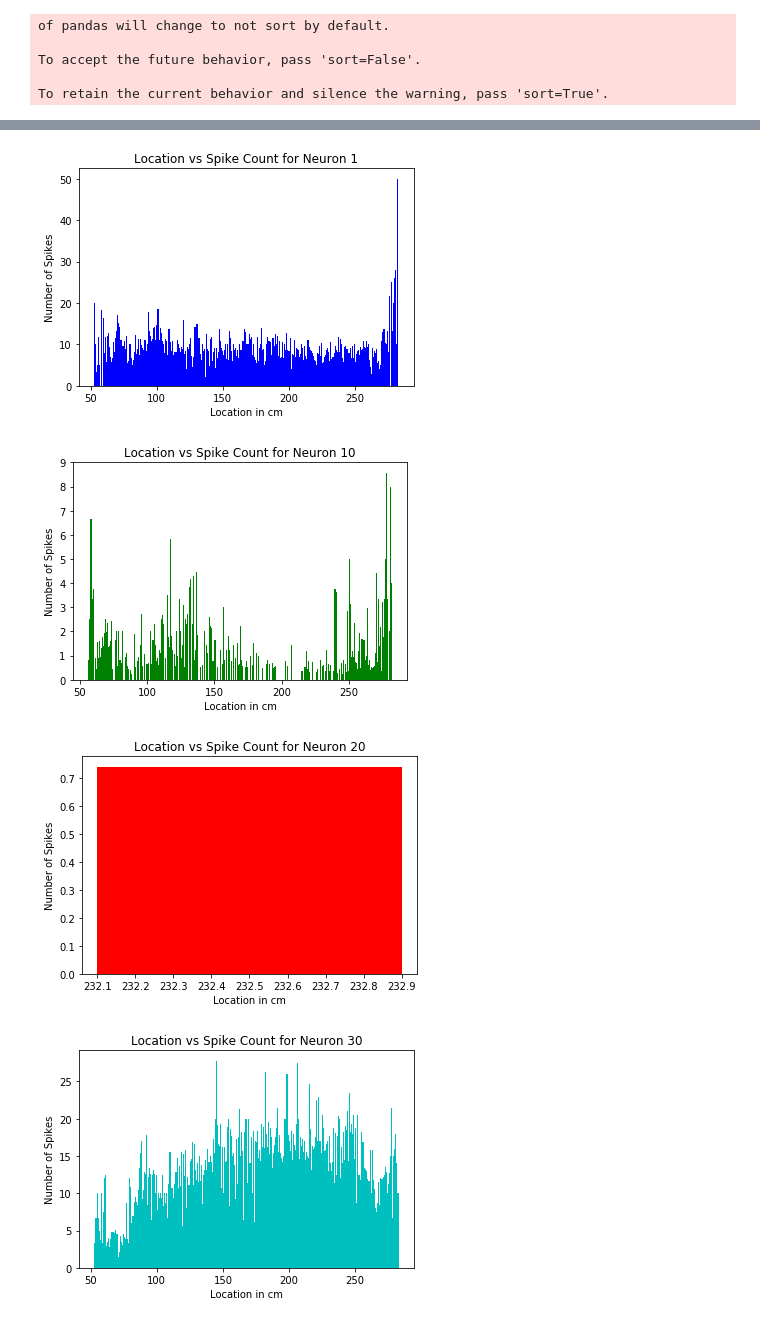
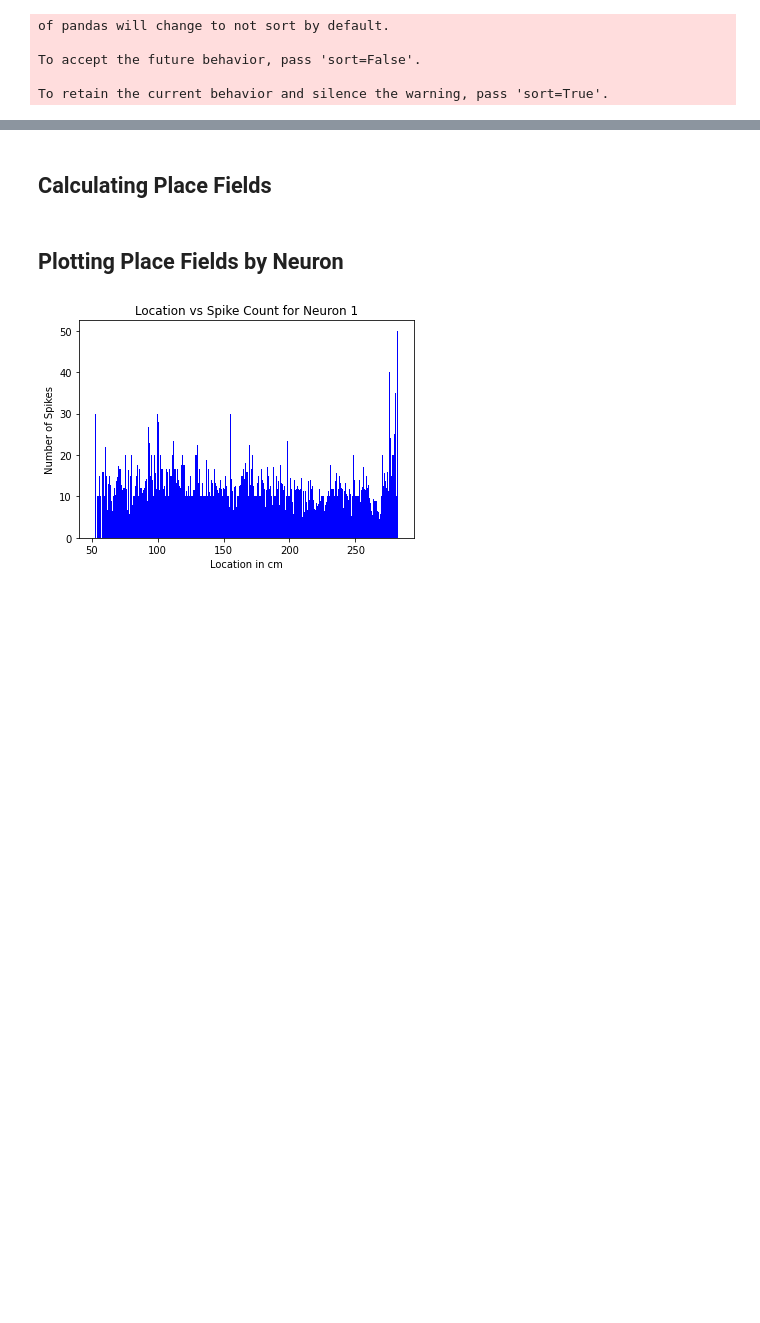
Before and after one commit to kushagrasharma/place-cell-reconstruction, a Jupyter notebook: Bayesian Reconstruction.ipynb, the cells around one changed output, grey strips where cells are left out. Cells and saved outputs as stored; diff of their text form; code cells hidden in the pictures; blank space fills up the shorter version.

```diff
--- a/Bayesian Reconstruction.ipynb
+++ b/Bayesian Reconstruction.ipynb
@@ -361,8 +227,9 @@ def plot_spikes_for_neuron(df, neuron):
     plt.title('Time vs Location for Neuron {}'.format(neuron))
     plt.show()
 # %%
-neurons = [1,10,20,30,40,50,60,70,80]
+neurons = [1]#,10,20,30,40,50,60,70,80]
 %matplotlib inline
+df = bucketed[0.1, .2, 'data/ec013.40/ec013.719/']
 for neuron in neurons:
-    plot_spikes_for_neuron(bucketed[0.1, 2, 'data/ec013.40/ec013.719/'], neuron)
+    plot_spikes_for_neuron(df, neuron)
 # %% [output]
@@ -378,22 +237,32 @@ for neuron in neurons:
+# %% [markdown]
+## Calculating Place Fields
+# %%
+def poisson_mean(df, i, x, time_bucket_length):
+    return df[df.location==x][i].sum()/(len(df[df.location==x]) * time_bucket_length)
+
+def calculate_poisson(df, locations, time_bucket_length):
+    poisson = {}
+    for x_k in locations:
+        for i in list(df.columns[:-1]):
+            pm = poisson_mean(df, i, x_k, time_bucket_length)
+            poisson[i, x_k] = pm
+    return poisson
+# %% [markdown]
+## Plotting Place Fields by Neuron
 # %%
 %matplotlib inline
-df = bucketed[0.1, 2, 'data/ec013.40/ec013.719/']
-poisson = caculate_poisson(df, list(set(df.location)), TIME_BUCKET_LENGTH)
-df_pos = pd.DataFrame(poisson.values(), index=poisson.keys())
+df = bucketed[0.1, 0.2, 'data/ec013.40/ec013.719/']
+poisson_dic = calculate_poisson(df, list(set(df.location)), TIME_BUCKET_LENGTH)
+df_pos = pd.DataFrame(poisson_dic.values(), index=poisson_dic.keys())
 df_pos = df_pos.reset_index()
 df_pos.columns = ['neuron', 'location', 'spikes']
-# plt_df = df.copy(deep=True)
-# plt_df = plt_df.groupby('location').sum()
 cycol=cycle('bgrcmky')
 for neuron in neurons:
     vals = df_pos[df_pos['neuron'] == neuron].sort_values('location')
     plt.bar(vals.location, vals.spikes, color=next(cycol), label=str(neuron))
     plt.ylabel('Number of Spikes')
     plt.xlabel('Location in cm')
     plt.title('Location vs Spike Count for Neuron {}'.format(neuron))
     plt.show()
 # %% [output]
-[figure, old version]
+[figure, new version]
-[figure, removed]
-[figure, removed]
-[figure, removed]
```
Also changed, not shown: parts of 22 cells of this notebook.
